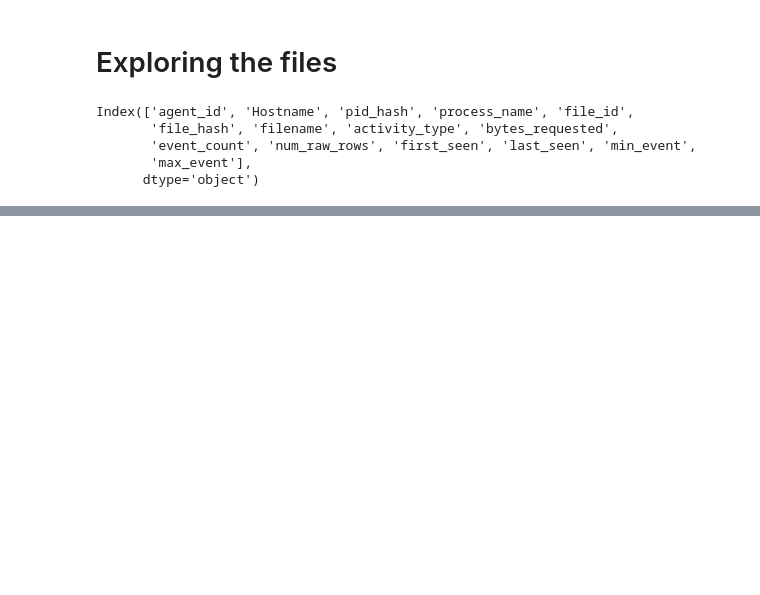
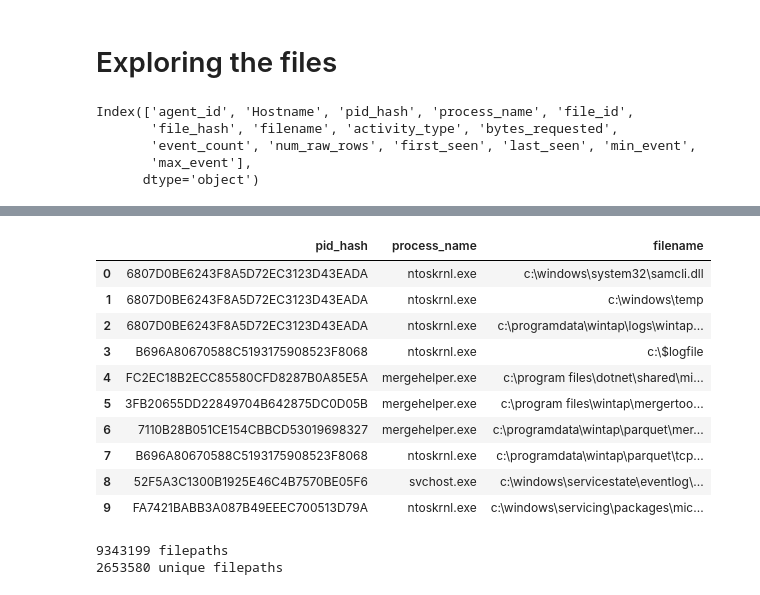
Before and after one commit to llnl/Wintap-Analytics, a Jupyter notebook: 2026-stamp/filepaths.ipynb, the cells around one changed output, grey strips where cells are left out. Saved outputs shown, nothing was run; the diff lists cells and outputs as text; code cells hidden in the pictures; blank space fills up the shorter version.

```diff
--- a/2026-stamp/filepaths.ipynb
+++ b/2026-stamp/filepaths.ipynb
@@ -605,0 +52,24 @@ display(graph)
+# %%
+files[['pid_hash', 'process_name', 'filename']].head(10)
+# %% [output]
+|  | pid_hash | process_name | filename |
+| 0 | 6807D0BE6243F8A5D72EC3123D43EADA | ntoskrnl.exe | c:\windows\system32\samcli.dll |
+| 1 | 6807D0BE6243F8A5D72EC3123D43EADA | ntoskrnl.exe | c:\windows\temp |
+| 2 | 6807D0BE6243F8A5D72EC3123D43EADA | ntoskrnl.exe | c:\programdata\wintap\logs\wintap... |
+| 3 | B696A80670588C5193175908523F8068 | ntoskrnl.exe | c:\$logfile |
+| 4 | FC2EC18B2ECC85580CFD8287B0A85E5A | mergehelper.exe | c:\program files\dotnet\shared\mi... |
+| 5 | 3FB20655DD22849704B642875DC0D05B | mergehelper.exe | c:\program files\wintap\mergertoo... |
+| 6 | 7110B28B051CE154CBBCD53019698327 | mergehelper.exe | c:\programdata\wintap\parquet\mer... |
+| 7 | B696A80670588C5193175908523F8068 | ntoskrnl.exe | c:\programdata\wintap\parquet\tcp... |
+| 8 | 52F5A3C1300B1925E46C4B7570BE05F6 | svchost.exe | c:\windows\servicestate\eventlog\... |
+| 9 | FA7421BABB3A087B49EEEC700513D79A | ntoskrnl.exe | c:\windows\servicing\packages\mic... |
+# %%
+## all filepaths
+Files = files.filename.tolist()
+print(len(Files),'filepaths')
+## unique filepaths
+Files = list(set(Files))
+print(len(Files),'unique filepaths')
+# %% [output]
+9343199 filepaths
+2653580 unique filepaths
```
Also changed, not shown: parts of 76 cells of this notebook.
